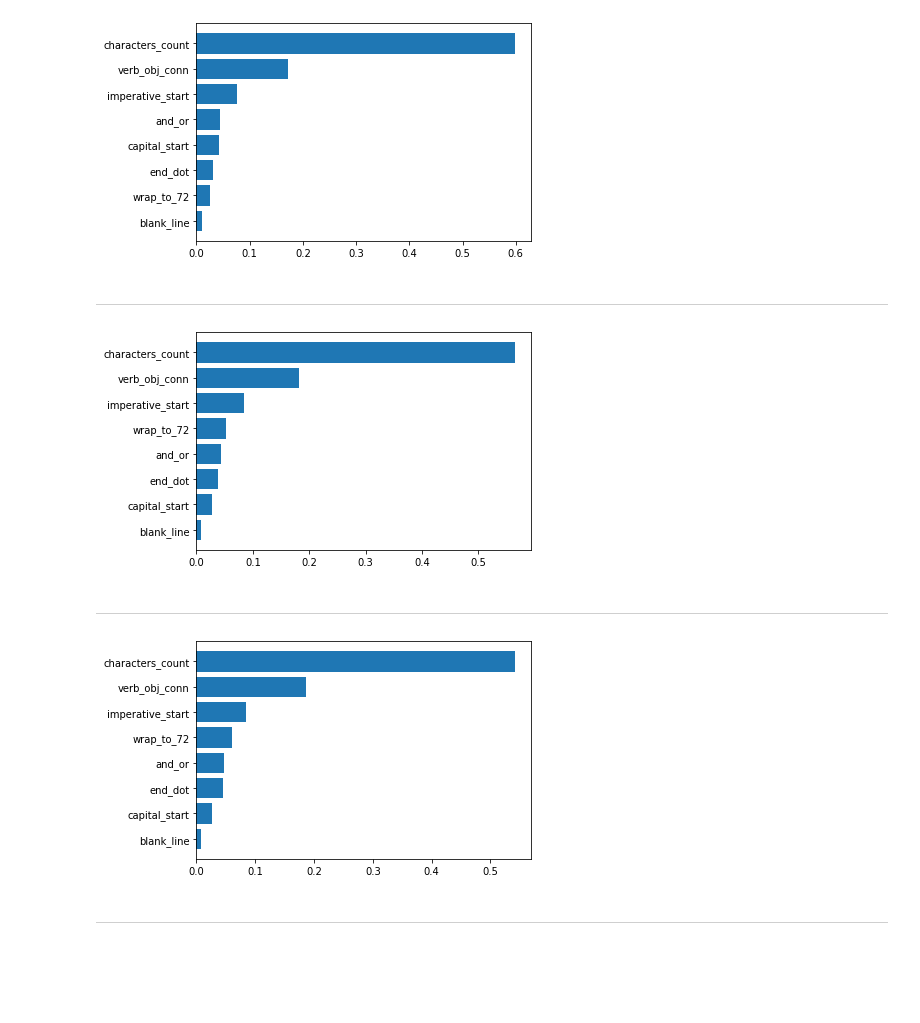
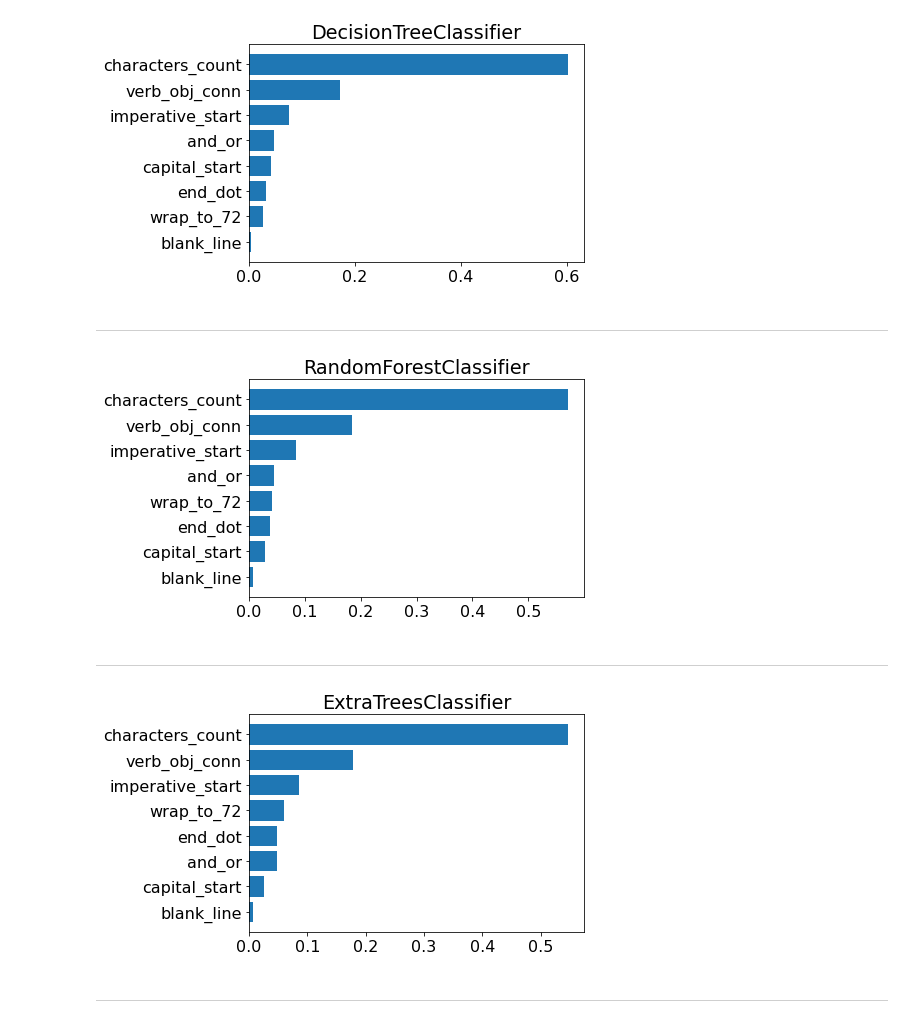
Before and after one commit to jeankhechfe/commit-quality, a Jupyter notebook: jupyter_notebook/training_results(message-only-features)(new labeling).ipynb, the cells around one changed output. Cells and saved outputs as stored; diff of their text form; code cells hidden in the pictures; blank space fills up the shorter version.

Commit message:
Make charts font bigger

```diff
--- a/jupyter_notebook/training_results(message-only-features)(new labeling).ipynb
+++ b/jupyter_notebook/training_results(message-only-features)(new labeling).ipynb
@@ -12,36 +12,39 @@ data = pd.read_csv('../data/data_msg_only(new tags).csv')
 x = data.drop(columns=['label'])
 y = data['label']
 # %%
-def display_importances(imp, names):
+def display_importances(imp, names, title):
     imp, names = zip(*sorted(zip(imp, names)))
     plt.barh(range(len(names)), imp)
     plt.yticks(range(len(names)), names)
+    plt.title(title)
     plt.show()
 # %%
 features_names = ['characters_count', 'and_or',  'blank_line', 'capital_start', 'end_dot', 'imperative_start', 'wrap_to_72',
                   'verb_obj_conn']
+# %%
+plt.rcParams.update({'font.size': 16})
 # %%
 clf = DecisionTreeClassifier()
 clf.fit(x, y)
-display_importances(clf.feature_importances_, features_names)
+display_importances(clf.feature_importances_, features_names, "DecisionTreeClassifier")
 # %% [output]
-[figure, old version]
+[figure, new version]
 # %% [markdown]
 ---
 # %%
 clf = RandomForestClassifier()
 clf.fit(x, y)
-display_importances(clf.feature_importances_, features_names)
+display_importances(clf.feature_importances_, features_names, "RandomForestClassifier")
 # %% [output]
-[figure, old version]
+[figure, new version]
 # %% [markdown]
 ---
 # %%
 clf = ExtraTreesClassifier()
 clf.fit(x, y)
-display_importances(clf.feature_importances_, features_names)
+display_importances(clf.feature_importances_, features_names, "ExtraTreesClassifier")
 # %% [output]
-[figure, old version]
+[figure, new version]
 # %% [markdown]
 ---
 # %%
```
Also changed, not shown: parts of 2 cells of this notebook, 2 other files.
